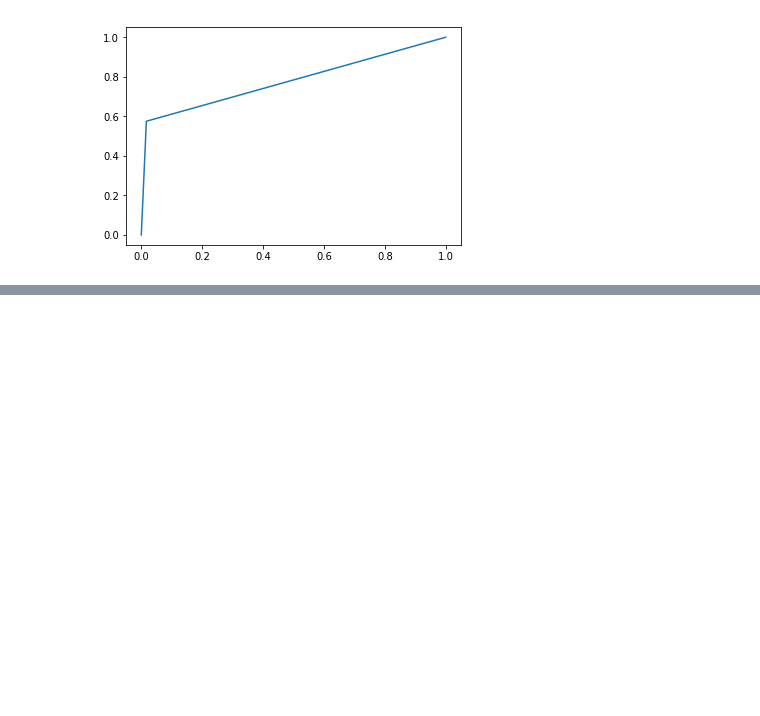
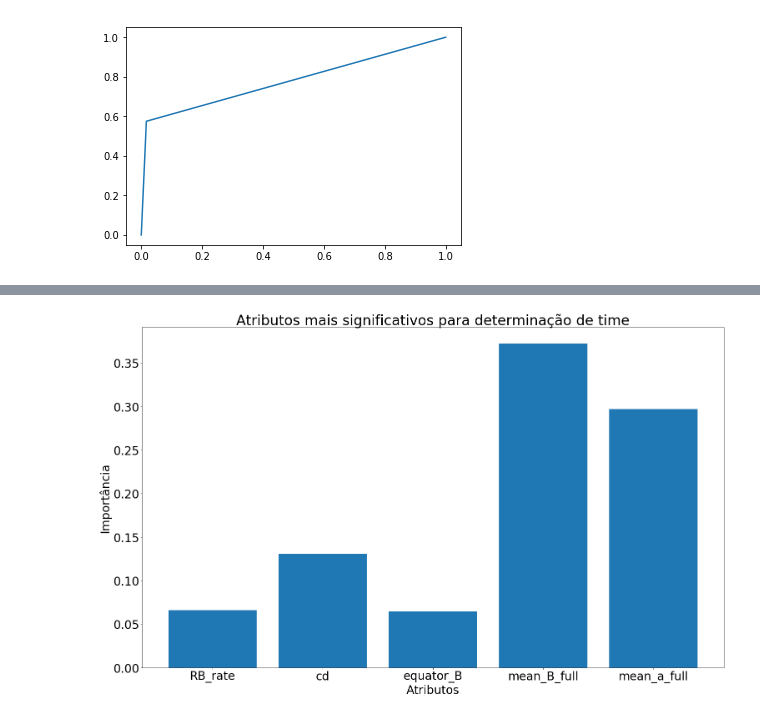
Before and after one commit to danielesreis/mng, a Jupyter notebook: notebooks/data analysis.ipynb, the cells around one changed output, grey strips where cells are left out. Cells and saved outputs as stored; diff of their text form; code cells hidden in the pictures; blank space fills up the shorter version.

```diff
--- a/notebooks/data analysis.ipynb
+++ b/notebooks/data analysis.ipynb
@@ -74,0 +181,23 @@ img.shape[0]
+# %%
+att = 'time'
+# %%
+data.drop(columns=['time_predict'], inplace=True)
+# %%
+rf_model = RandomForestRegressor(n_estimators=100).fit(data.drop(columns=['sst','firmeza', 'acidez', 'ratio', \
+                                                                          'massa', 'time']), data[att])
+# %%
+variables = pd.DataFrame(columns=['variable', 'importance'])
+cols = list(filter(lambda x: x not in ['sst','massa','firmeza','time','ratio','acidez'], data.columns.values))
+variables['variable'] = cols
+
+variables['importance'] = rf_model.feature_importances_.tolist()
+dt = variables[variables['importance'].apply(lambda x: x > 0.02)]
+# %%
+plt.bar(np.arange(dt.shape[0]), dt['importance'])
+plt.xticks(np.arange(dt.shape[0]), dt['variable'].astype('str'))
+plt.title('Atributos mais significativos para determinação de ' + att)
+plt.xlabel('Atributos')
+plt.ylabel('Importância')
+plt.savefig('importancia_'+att+'.png')
+# %% [output]
+[figure, added]
```
Also changed, not shown: parts of 35 cells of this notebook, 5 other files.
